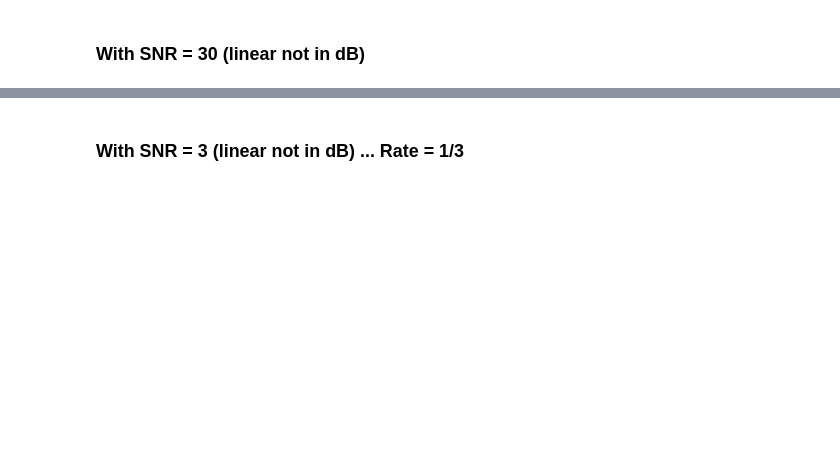
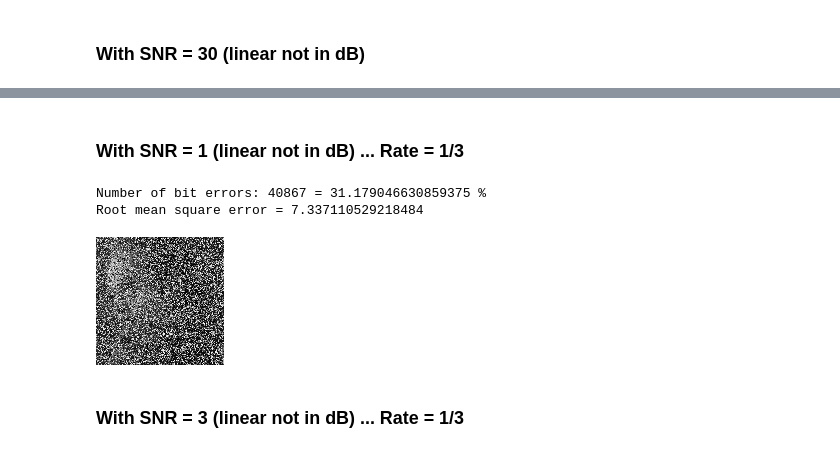
Before and after one commit to mmahrouss/Convolutional-codes-with-Viterbi-decoding, a Jupyter notebook: Report.ipynb, the cells around one changed output, grey strips where cells are left out. Drawn from its saved outputs; the diff is of its cells as text; code cells hidden in the pictures; blank space fills up the shorter version.

```diff
--- a/Report.ipynb
+++ b/Report.ipynb
@@ -200,6 +232,22 @@ Root mean square error = 0.5125381083392727
 # %%
 encoded = a2.encoder(bin_)
 encoded = np.array(encoded)
+# %% [markdown]
+### With SNR = 1 (linear not in dB) ... Rate = 1/3
+# %%
+SNR = 1
+awgn = np.random.normal(scale = np.sqrt(1/SNR), size = len(encoded))
+bin_with_noise = np.array(list(map(thresh, awgn + encoded)))
+decoded_bin_with_noise = a2.decode(bin_with_noise)
+print(f"Number of bit errors: {sum(decoded_bin_with_noise != bin_)} = {sum(decoded_bin_with_noise != bin_)/len(bin_)*100} %")
+debin_with_noise = a2.de_binarize(decoded_bin_with_noise,image.shape[0], image.shape[1])
+decoded = Image.fromarray(debin_with_noise)
+print(f"Root mean square error = {a2.rmse(image,decoded)}")
+decoded
+# %% [output]
+Number of bit errors: 40867 = 31.179046630859375 %
+Root mean square error = 7.337110529218484
+[figure, added]
 # %% [markdown]
 ### With SNR = 3 (linear not in dB) ... Rate = 1/3
 # %%
```
Also changed, not shown: parts of 14 cells of this notebook, 17 other files.
